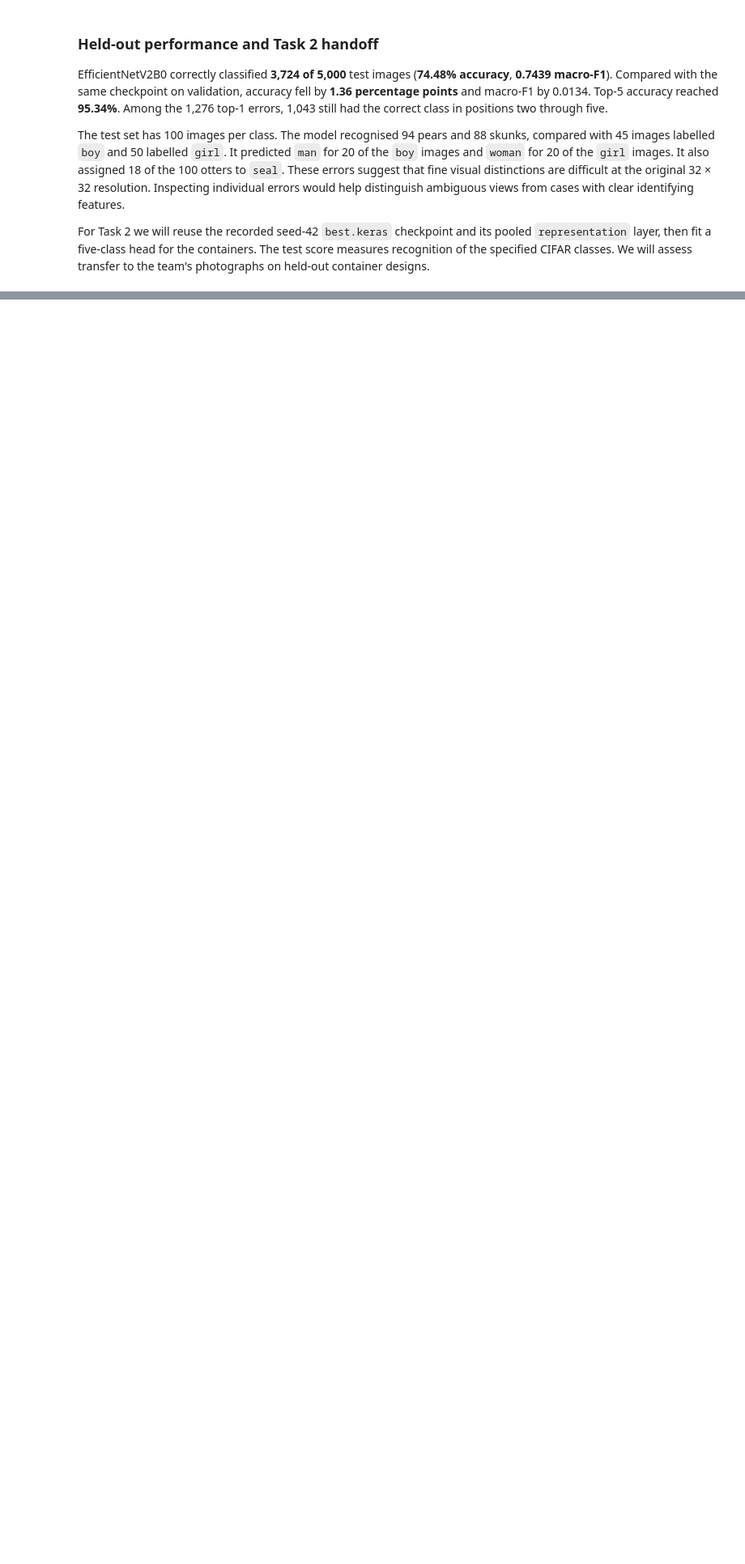
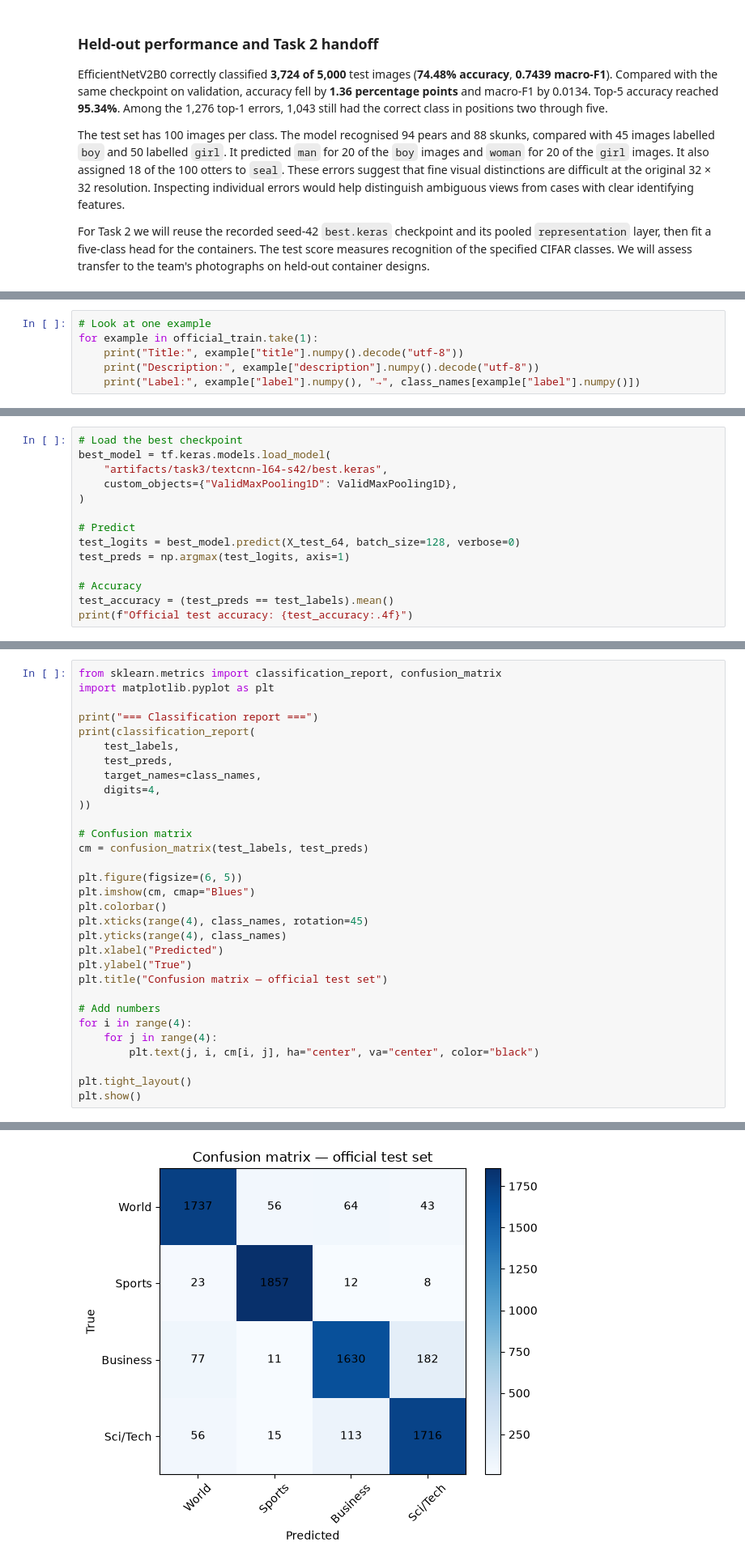
Before and after one commit to PenSul/COMP4930SEF-Project, a Jupyter notebook: project_report.ipynb, the cells around one changed output, grey strips where cells are left out. Shown at 81% size. Saved outputs shown, nothing was run; the diff lists cells and outputs as text; blank space fills up the shorter version.

Commit message:
task3: complete AG News TextCNN implementation and evaluation

```diff
--- a/project_report.ipynb
+++ b/project_report.ipynb
@@ -905,0 +935,6 @@ Develop this discussion from the measured results.
+# %%
+# Look at one example
+for example in official_train.take(1):
+    print("Title:", example["title"].numpy().decode("utf-8"))
+    print("Description:", example["description"].numpy().decode("utf-8"))
+    print("Label:", example["label"].numpy(), "→", class_names[example["label"].numpy()])
@@ -905,0 +1420,14 @@ Develop this discussion from the measured results.
+# %%
+# Load the best checkpoint
+best_model = tf.keras.models.load_model(
+    "artifacts/task3/textcnn-l64-s42/best.keras",
+    custom_objects={"ValidMaxPooling1D": ValidMaxPooling1D},
+)
+
+# Predict
+test_logits = best_model.predict(X_test_64, batch_size=128, verbose=0)
+test_preds = np.argmax(test_logits, axis=1)
+
+# Accuracy
+test_accuracy = (test_preds == test_labels).mean()
+print(f"Official test accuracy: {test_accuracy:.4f}")
@@ -905,0 +1440,32 @@ Develop this discussion from the measured results.
+# %%
+from sklearn.metrics import classification_report, confusion_matrix
+import matplotlib.pyplot as plt
+
+print("=== Classification report ===")
+print(classification_report(
+    test_labels,
+    test_preds,
+    target_names=class_names,
+    digits=4,
+))
+
+# Confusion matrix
+cm = confusion_matrix(test_labels, test_preds)
+
+plt.figure(figsize=(6, 5))
+plt.imshow(cm, cmap="Blues")
+plt.colorbar()
+plt.xticks(range(4), class_names, rotation=45)
+plt.yticks(range(4), class_names)
+plt.xlabel("Predicted")
+plt.ylabel("True")
+plt.title("Confusion matrix — official test set")
+
+# Add numbers
+for i in range(4):
+    for j in range(4):
+        plt.text(j, i, cm[i, j], ha="center", va="center", color="black")
+
+plt.tight_layout()
+plt.show()
+# %% [output]
@@ -905,0 +1483 @@ Develop this discussion from the measured results.
+[figure, added]
```
Also changed, not shown: parts of 49 cells of this notebook.
